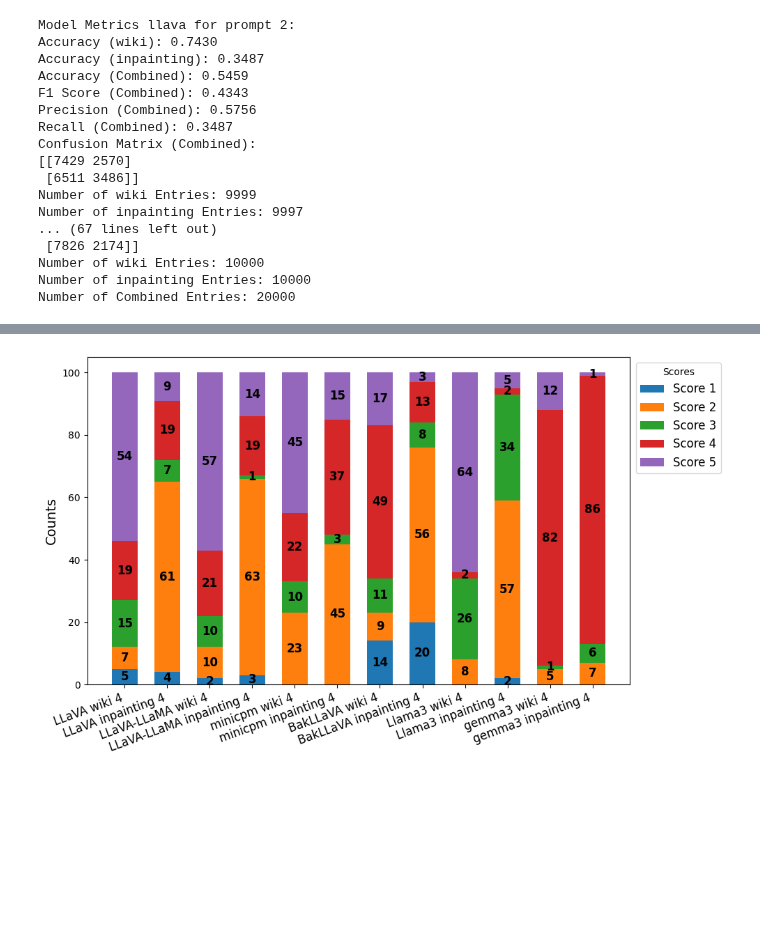
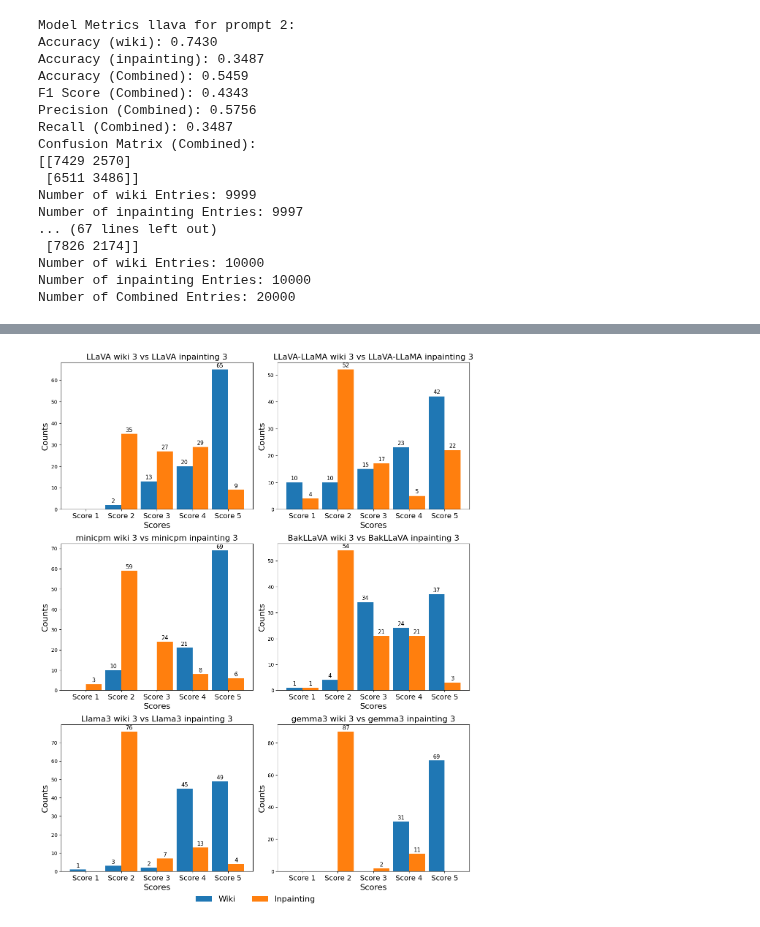
Before and after one commit to santiagoposse/Assessing-LMMs-Capabilities-at-Detecting-Deepfakes, a Jupyter notebook: metrics.ipynb, the cells around one changed output, grey strips where cells are left out. Cells and saved outputs as stored; diff of their text form; code cells hidden in the pictures; blank space fills up the shorter version.

Commit message:
Refactor main files
Created organized functions to allow easier implementation of future models and prompts. In metrics updated new figures for clarity.

```diff
--- a/metrics.ipynb
+++ b/metrics.ipynb
@@ -105,7 +108,7 @@ Number of wiki Entries: 10000
 Number of inpainting Entries: 10000
 Number of Combined Entries: 20000
 # %%
-for model, value in models.items():
+for model in models:
     wiki_file = f'responses/prompt_2/{model}_wiki_responses_2.csv'
     inpainting_file = f'responses/prompt_2/{model}_inpainting_responses_2.csv'
 
@@ -319,39 +292,0 @@ plt.show()
-# %%
-import matplotlib.pyplot as plt
-import numpy as np
-
-df = pd.read_csv('scoring/score_distribution_non_combined_columns_4.csv', header=None, usecols=range(1, 13))
-
-models = df.iloc[0].tolist()
-df = df.iloc[1:]
-
-scores = {f'Score {i}': df.iloc[i - 1].astype(int).tolist() for i in range(1, df.shape[0] + 1)}
-
-x = np.arange(len(models))
-width = 0.6
-fig, ax = plt.subplots(figsize=(10, 6))
-
-bottom_values = np.zeros(len(models))
-
-for score, values in scores.items():
-    bars = ax.bar(x, values, width, label=score, bottom=bottom_values)
-
-    for bar, value in zip(bars, values):
-        if value > 0:
-            ax.text(bar.get_x() + bar.get_width() / 2,
-                    bar.get_y() + bar.get_height() / 2,
-                    str(value), ha='center', va='center', fontsize=12, color='black', fontweight='bold')
-
-    bottom_values += values
-
-ax.set_ylabel('Counts', fontsize=14)
-ax.set_ylim(0, max(bottom_values) + 5)
-ax.set_xticks(x)
-ax.set_xticklabels(models, rotation=20, ha='right', fontsize=12)
-
-ax.legend(title='Scores', fontsize=12, loc='upper left', bbox_to_anchor=(1, 1))
-
-plt.tight_layout()
-plt.show()
-# %% [output]
-[figure, removed]
@@ -357,0 +361,5 @@ plt.show()
+# %%
+prompt_3_distribution_file = 'scoring/score_distribution_non_combined_columns_3.csv'
+create_separate_graphs(prompt_3_distribution_file)
+# %% [output]
+[figure, added]
```
Also changed, not shown: parts of 7 cells of this notebook, 1 other file.
